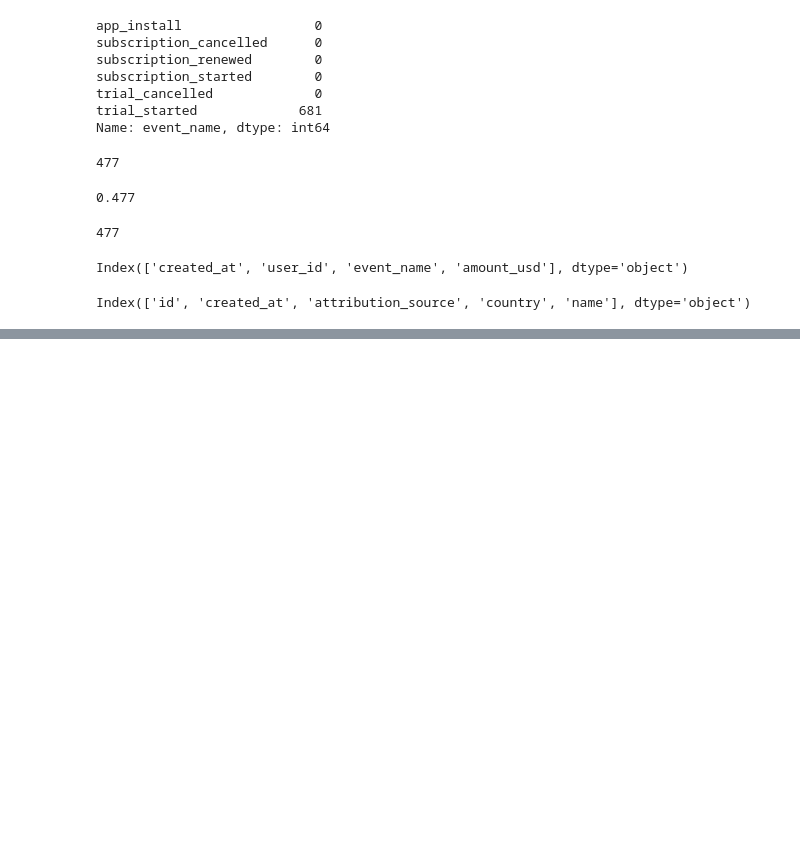
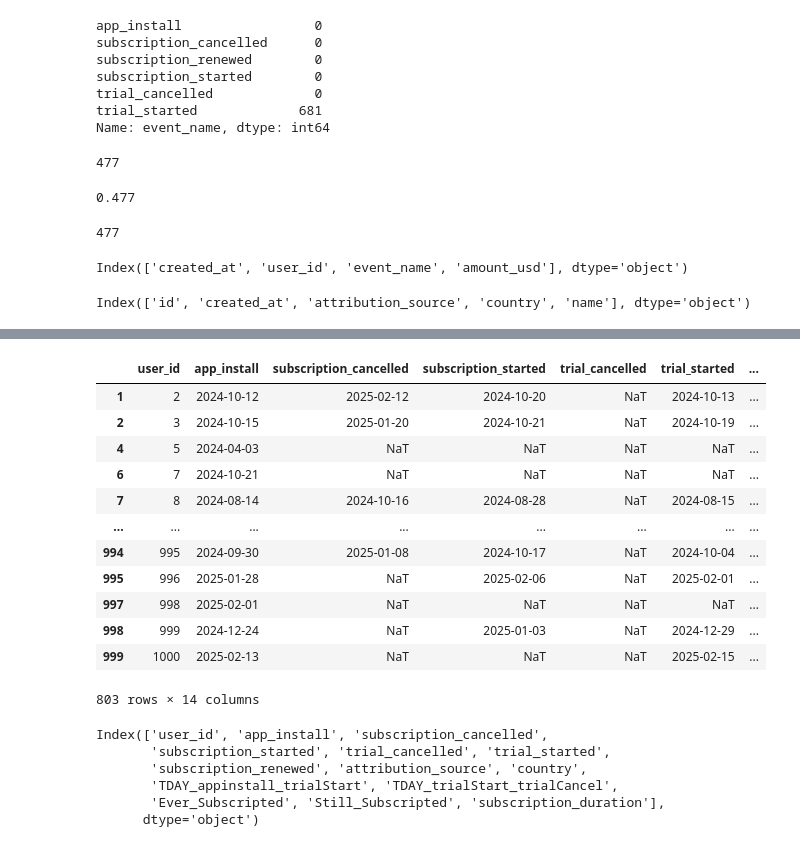
Before and after one commit to euphratesk/cornP, a Jupyter notebook: Case-Study PapCorns.ipynb, the cells around one changed output, grey strips where cells are left out. Saved outputs shown, nothing was run; the diff lists cells and outputs as text; code cells hidden in the pictures; blank space fills up the shorter version.

```diff
--- a/Case-Study PapCorns.ipynb
+++ b/Case-Study PapCorns.ipynb
@@ -687,7 +687,7 @@ df_final = df_final.drop(columns=['TDAYtrialStart_trialCancel'])
 # %% [output]
 KeyError: "['TDAYtrialStart_trialCancel'] not found in axis"
 # %%
-df_final['TDAY_appinstall_trialStart'] = (df_final['trial_started']-df_final['app_install']).dt.days
+df_final['DAY_appinstall_trialStart'] = (df_final['trial_started']-df_final['app_install']).dt.days
 # %%
 #App indirenlerin 3 te 2 si trial basliyor
 #Trial ilk 6 gunde kullanmaya her gune ortlama yaklasik esit dagilacak sekilde
@@ -962,0 +980,10 @@ df_final[(df_final['trial_started'].isnull())&(df_final['subscription_started'].
+# %%
+#Subscription duration cahnge depending on subscription ongoing, calceled or never subscripted
+
+df_final['subscription_duration'] = (
+    (now - df_final['subscription_started']).dt.days.where(df_final['subscription_cancelled'].isna(),
+    (df_final['subscription_cancelled'] - df_final['subscription_started']).dt.days)
+)
+
+# If user never subscribed, set duration to 0
+df_final['subscription_duration'] = df_final['subscription_duration'].fillna(0).astype(int)
@@ -962,0 +1010,25 @@ df_final[(df_final['trial_started'].isnull())&(df_final['subscription_started'].
+# %%
+df_final[df_final.trial_cancelled.isnull()]
+# %% [output]
+|  | user_id | app_install | subscription_cancelled | subscription_started | trial_cancelled | trial_started | ... |
+| 1 | 2 | 2024-10-12 | 2025-02-12 | 2024-10-20 | NaT | 2024-10-13 | ... |
+| 2 | 3 | 2024-10-15 | 2025-01-20 | 2024-10-21 | NaT | 2024-10-19 | ... |
+| 4 | 5 | 2024-04-03 | NaT | NaT | NaT | NaT | ... |
+| 6 | 7 | 2024-10-21 | NaT | NaT | NaT | NaT | ... |
+| 7 | 8 | 2024-08-14 | 2024-10-16 | 2024-08-28 | NaT | 2024-08-15 | ... |
+| ... | ... | ... | ... | ... | ... | ... | ... |
+| 994 | 995 | 2024-09-30 | 2025-01-08 | 2024-10-17 | NaT | 2024-10-04 | ... |
+| 995 | 996 | 2025-01-28 | NaT | 2025-02-06 | NaT | 2025-02-01 | ... |
+| 997 | 998 | 2025-02-01 | NaT | NaT | NaT | NaT | ... |
+| 998 | 999 | 2024-12-24 | NaT | 2025-01-03 | NaT | 2024-12-29 | ... |
+| 999 | 1000 | 2025-02-13 | NaT | NaT | NaT | 2025-02-15 | ... |
+803 rows × 14 columns
+# %%
+df_final.columns
+# %% [output]
+Index(['user_id', 'app_install', 'subscription_cancelled',
+       'subscription_started', 'trial_cancelled', 'trial_started',
+       'subscription_renewed', 'attribution_source', 'country',
+       'TDAY_appinstall_trialStart', 'TDAY_trialStart_trialCancel',
+       'Ever_Subscripted', 'Still_Subscripted', 'subscription_duration'],
+      dtype='object')
```
Also changed, not shown: parts of 50 cells of this notebook.
